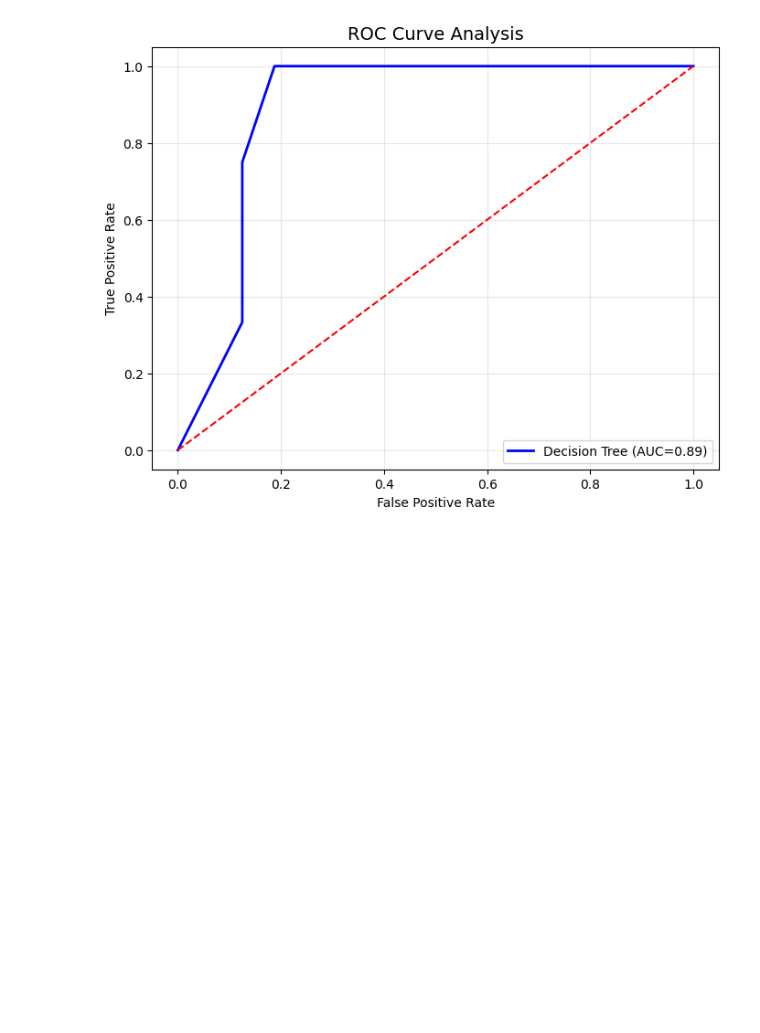
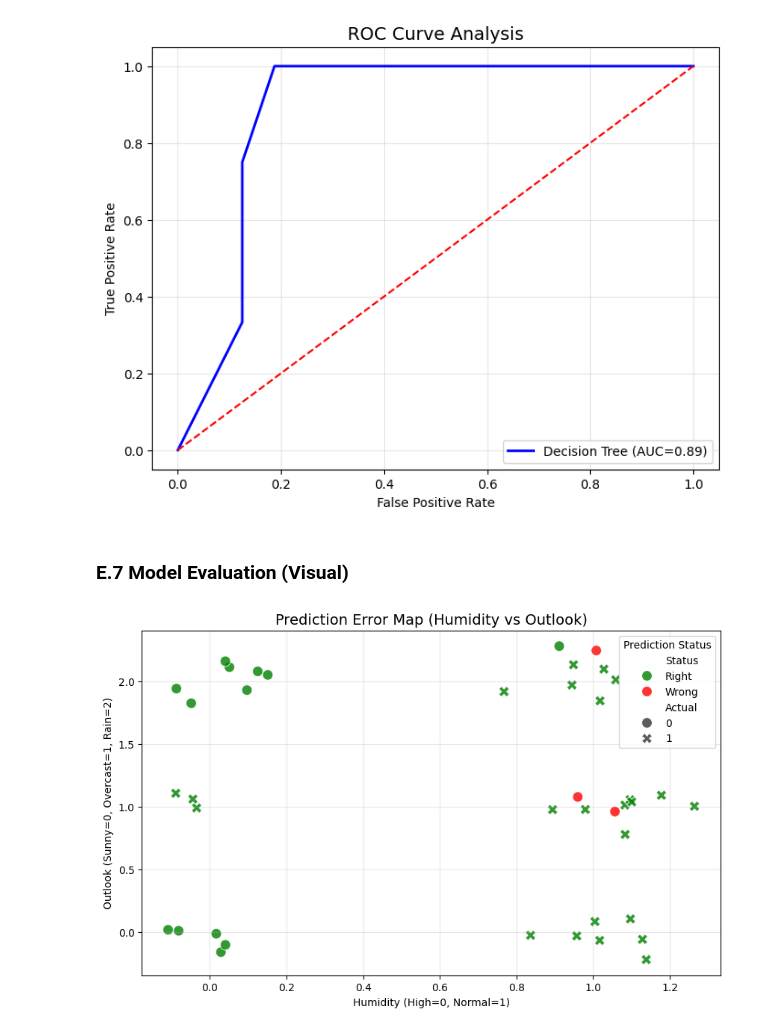
Before and after one commit to HablSank/1Day-1Dataset_MachineLearningProject, a Jupyter notebook: Day-14/Decision Tree Classification (Play Tennis)/playtennis.ipynb, the cells around one changed output. Saved outputs shown, nothing was run; the diff lists cells and outputs as text; code cells hidden in the pictures; blank space fills up the shorter version.

```diff
--- a/Day-14/Decision Tree Classification (Play Tennis)/playtennis.ipynb
+++ b/Day-14/Decision Tree Classification (Play Tennis)/playtennis.ipynb
@@ -542,31 +555,45 @@ plt.grid(True, alpha=0.3)
 plt.show()
 # %% [output]
 [figure]
+# %% [markdown]
+### E.7 Model Evaluation (Visual)
 # %%
-plot_df = pd.DataFrame(X_test, columns=['Outlook_Sign', 'Temperature_Sign', 'Humidity_Sign', 'Wind_Sign'])
-plot_df['Actual'] = y_test
-plot_df['Prediction'] = y_pred
-plot_df['Status'] = np.where(plot_df['Actual'] == plot_df['Prediction'], 'Benar', 'Salah')
+best_predictions = best_model.predict(X_test)
 
-# Jittering (Goyang dikit biar ga numpuk)
-# Kita tambah noise random kecil ke koordinat X dan Y
-jitter_x = np.random.normal(0, 0.1, size=len(plot_df))
-jitter_y = np.random.normal(0, 0.1, size=len(plot_df))
+# --- 1. Prepare Plot Data ---
+# We add "Jitter" (random noise) because data is categorical (0, 1, 2)
+# so points don't overlap completely
+jitter_x = np.random.normal(0, 0.1, size=len(X_test))
+jitter_y = np.random.normal(0, 0.1, size=len(X_test))
 
+plot_data = pd.DataFrame({
+    'Outlook_Sign': X_test.iloc[:, 0] + jitter_x,  # Index 0 = Outlook_Sign
+    'Humidity_Sign': X_test.iloc[:, 2] + jitter_y, # Index 2 = Humidity_Sign
+    'Actual': y_test,
+    'Prediction': best_predictions
+})
+
+# Define Status
+plot_data['Status'] = np.where(plot_data['Actual'] == plot_data['Prediction'], 'Right', 'Wrong')
+
+# --- 2. Visualization ---
 plt.figure(figsize=(10, 6))
 sns.scatterplot(
-    x=plot_df['Humidity_Sign'] + jitter_x,
-    y=plot_df['Outlook_Sign'] + jitter_y,
-    hue='Status', style='Actual',
-    palette={'Benar': 'green', 'Salah': 'red'},
-    s=100, alpha=0.8
+    data=plot_data,
+    x='Humidity_Sign',
+    y='Outlook_Sign',
+    hue='Status',
+    style='Actual',
+    palette={'Right': 'green', 'Wrong': 'red'},
+    s=100,
+    alpha=0.8
 )
 
-# Label dikembalikan ke teks biar enak bacanya
-plt.xticks([0, 1], ['High', 'Normal'])
-plt.yticks([0, 1, 2], ['Sunny', 'Overcast', 'Rain'])
-plt.title('Peta Prediksi: Humidity vs Outlook (with Jitter)')
-plt.xlabel('Humidity')
-plt.ylabel('Outlook')
-plt.legend()
+plt.title('Prediction Error Map (Humidity vs Outlook)', fontsize=14)
+plt.xlabel('Humidity (High=0, Normal=1)')
+plt.ylabel('Outlook (Sunny=0, Overcast=1, Rain=2)')
+plt.legend(title='Prediction Status')
+plt.grid(True, alpha=0.3)
 plt.show()
+# %% [output]
+[figure, added]
```
Also changed, not shown: parts of 5 cells of this notebook.
